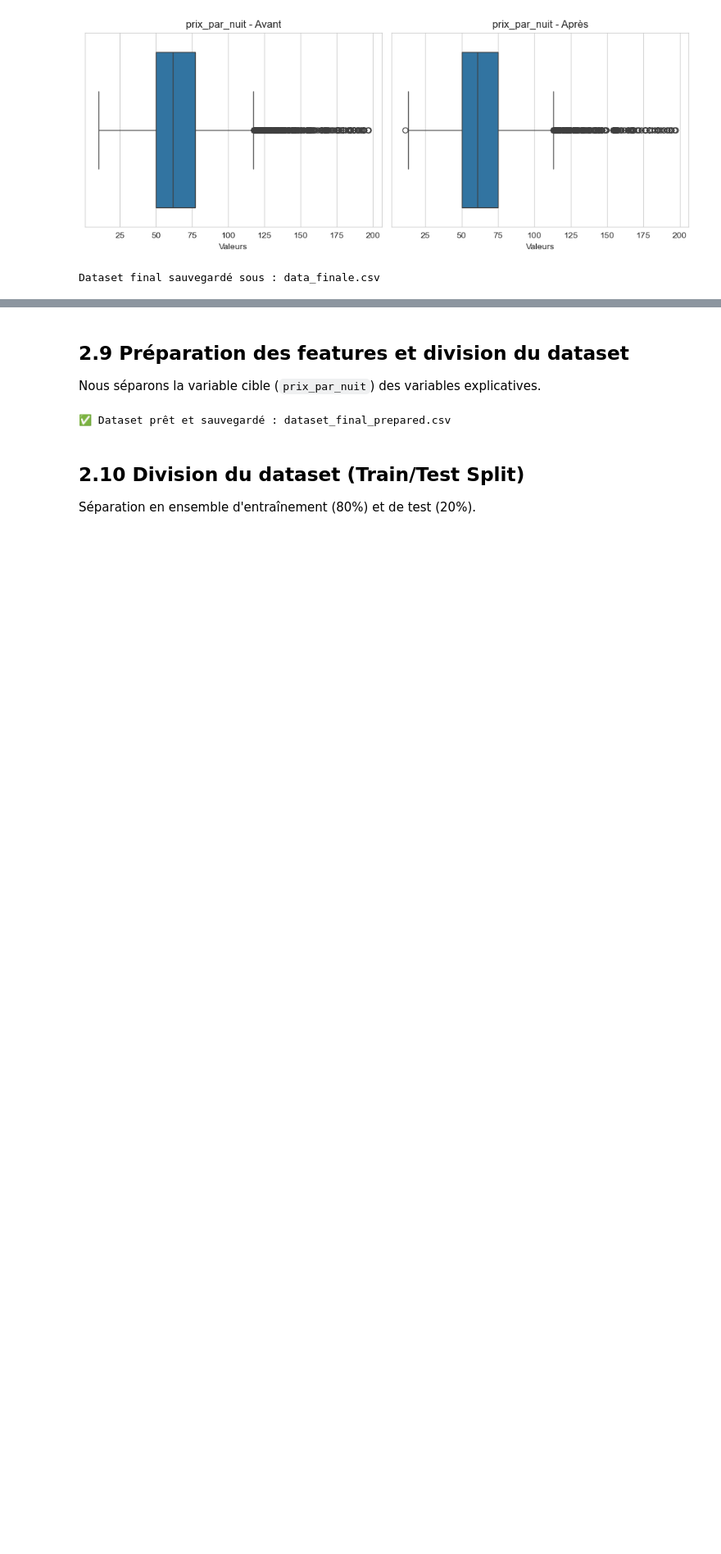
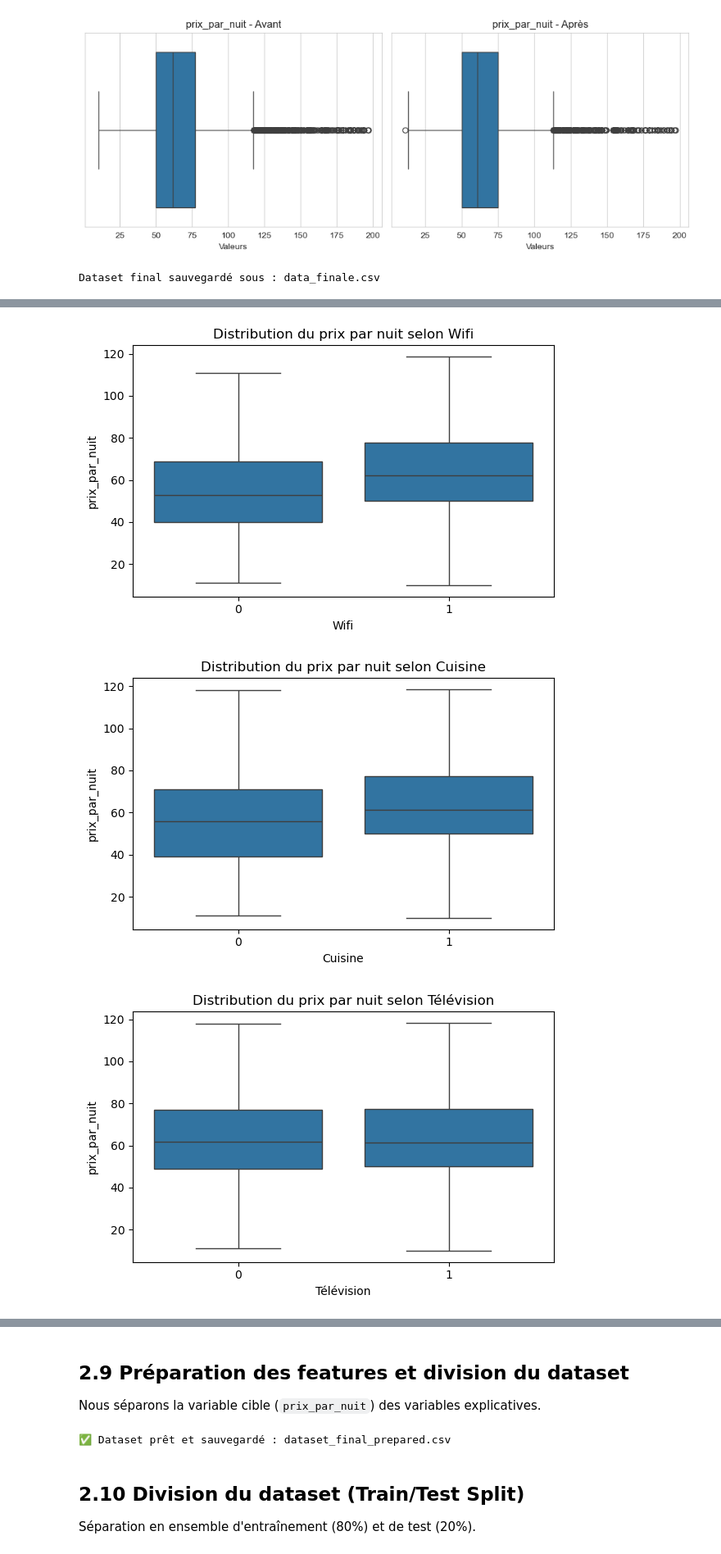
Before and after one commit to Bahriilhame/Airbnb-price-prediction, a Jupyter notebook: Codes/EDA+Nettoyage+Prétraitement.ipynb, the cells around one changed output, grey strips where cells are left out. Shown at 82% size. Cells and saved outputs as stored; diff of their text form; code cells hidden in the pictures; blank space fills up the shorter version.

```diff
--- a/Codes/EDA+Nettoyage+Prétraitement.ipynb
+++ b/Codes/EDA+Nettoyage+Prétraitement.ipynb
@@ -1258,0 +1397,10 @@ Dataset final sauvegardé sous : data_finale.csv
+# %%
+from scipy.stats import ttest_ind
+
+for service in services:
+    group0 = df[df[service] == 0]["prix_par_nuit"]
+    group1 = df[df[service] == 1]["prix_par_nuit"]
+
+    stat, p_value = ttest_ind(group0, group1)
+
+    print(f"{service} - p-value : {p_value}")
@@ -1258,0 +1418,29 @@ Dataset final sauvegardé sous : data_finale.csv
+# %%
+services = [
+    "Wifi",
+    "Cuisine",
+    "Télévision",
+    "Eau chaude",
+    "Fer à repasser",
+    "Lave-linge",
+    "Draps",
+    "Vaisselle et couverts",
+    "Cintres",
+    "Équipements de cuisine de base"
+]
+# %%
+for service in services:
+    plt.figure(figsize=(6,4))
+    sns.boxplot(
+        x=service,
+        y="prix_par_nuit",
+        data=df,
+        showfliers=False  # enlève les valeurs aberrantes pour meilleure lisibilité
+    )
+    plt.title(f"Distribution du prix par nuit selon {service}")
+    plt.tight_layout()
+    plt.show()
+# %% [output]
+[figure, added]
+[figure, added]
+[figure, added]
```
Also changed, not shown: parts of 13 cells of this notebook.
